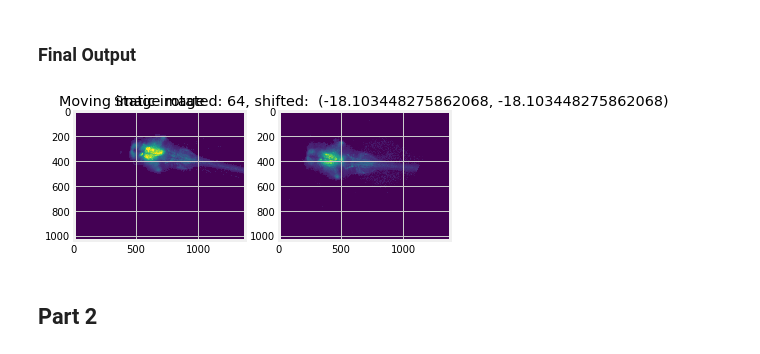
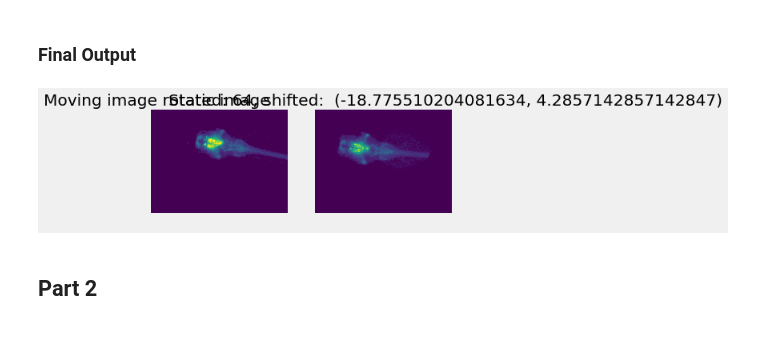
Before and after one commit to mchivuku/e535-rigid-registration, a Jupyter notebook: Rigid Registration.ipynb, the cells around one changed output. Cells and saved outputs as stored; diff of their text form; code cells hidden in the pictures.

```diff
--- a/Rigid Registration.ipynb
+++ b/Rigid Registration.ipynb
@@ -51,6 +51,7 @@ Show image
 def show_image(image,title=""):
     plt.imshow(image)
     plt.title(title)
+    plt.axis("off")
     plt.show()
 
 
@@ -62,10 +63,11 @@ def plot_two_images(static, moving, text=""):
     plt.subplot(1,2,1)
     plt.imshow(static)
     plt.title("Static image")
+    plt.axis("off")
     plt.subplot(1,2,2)
     plt.imshow(moving)
     plt.title("Moving image" + " " + text)
-
+    plt.axis("off")
     plt.show()
 
 
@@ -199,16 +201,20 @@ plot_two_images(static, rotated, ":rotated by 64")
 import numpy as np
 def linear_x_translation(image, shift):
     ty,tx = shift
-    trans_image = ndimage.affine_transform(moving, [1, 1], [-ty, -tx], order=1)
+    trans_image = ndimage.affine_transform(moving, [1, 1], [-ty, -tx], order=2)
     return trans_image
 
 mse_values = []
-translations = zip(np.linspace(-25, 15, 30),np.linspace(-25,15,30))
+X, Y = np.meshgrid(np.linspace(-20, 10, 50),np.linspace(-25,10,50))
 miny,minx = (0,0)
 min_mismatch = 9999
-for (ty,tx) in translations:
+cnt = 0
+translations = np.rec.fromarrays([X,Y], names='x,y')
+
+for  (ty,tx) in np.ravel(translations):
     shifted = linear_x_translation(moving, (ty,tx))
     mismatch = compute_ssd(shifted, static)
+    cnt+=1
     if mismatch<min_mismatch:
         min_mismatch = mismatch
         miny,minx = (ty,tx)
@@ -226,9 +230,9 @@ translated_image = ndimage.affine_transform(ndimage.rotate(moving,64,reshape=Fal
 # %% [markdown]
 ### Final Output
 # %%
-plot_two_images(static, translated_image, f"rotated: 64, shifted:  {(miny, minx)}")
+plot_two_images(static, translated_image, f"rotated: {64}, shifted:  {(miny, minx)}")
 # %% [output]
-[figure, old version]
+[figure, new version]
 # %% [markdown]
 ## Part 2
 # %% [markdown]
```
Also changed, not shown: parts of 15 cells of this notebook.
